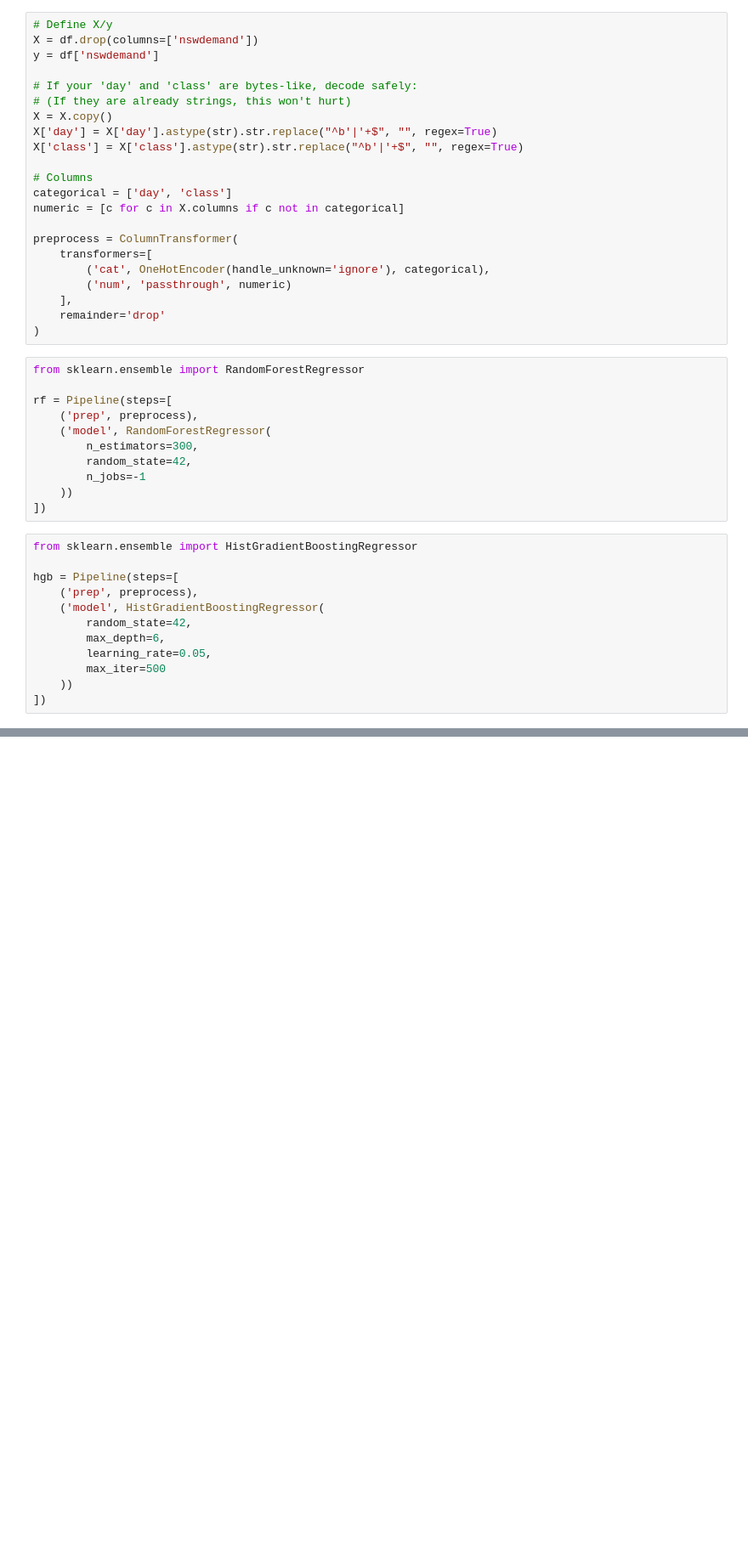
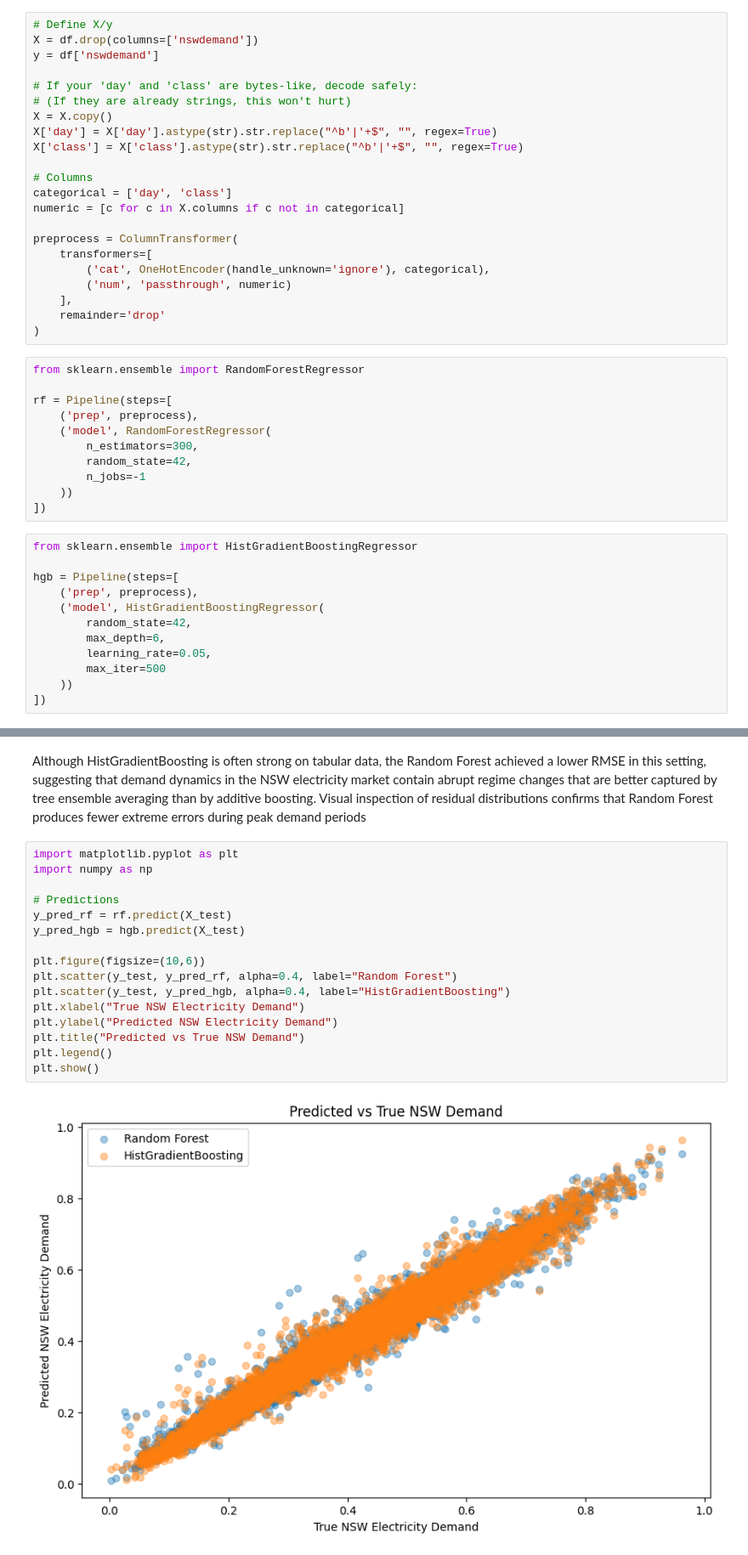
Before and after one commit to danielbnhz/nsw-electricity-demand-analysis, a Jupyter notebook: notebooks/analysis_0_wales.ipynb, the cells around one changed output, grey strips where cells are left out. Shown at 85% size. Saved outputs shown, nothing was run; the diff lists cells and outputs as text; blank space fills up the shorter version.

Commit message:
Adds another model (histgradboostingregressor) , compares the predictive capability of the two models

```diff
--- a/notebooks/analysis_0_wales.ipynb
+++ b/notebooks/analysis_0_wales.ipynb
@@ -126,0 +142,20 @@ rmse_rf, rmse_hgb
+# %% [markdown]
+Although HistGradientBoosting is often strong on tabular data, the Random Forest achieved a lower RMSE in this setting, suggesting that demand dynamics in the NSW electricity market contain abrupt regime changes that are better captured by tree ensemble averaging than by additive boosting. Visual inspection of residual distributions confirms that Random Forest produces fewer extreme errors during peak demand periods
+# %%
+import matplotlib.pyplot as plt
+import numpy as np
+
+# Predictions
+y_pred_rf = rf.predict(X_test)
+y_pred_hgb = hgb.predict(X_test)
+
+plt.figure(figsize=(10,6))
+plt.scatter(y_test, y_pred_rf, alpha=0.4, label="Random Forest")
+plt.scatter(y_test, y_pred_hgb, alpha=0.4, label="HistGradientBoosting")
+plt.xlabel("True NSW Electricity Demand")
+plt.ylabel("Predicted NSW Electricity Demand")
+plt.title("Predicted vs True NSW Demand")
+plt.legend()
+plt.show()
+# %% [output]
+[figure, added]
```
Also changed, not shown: parts of 4 cells of this notebook.
